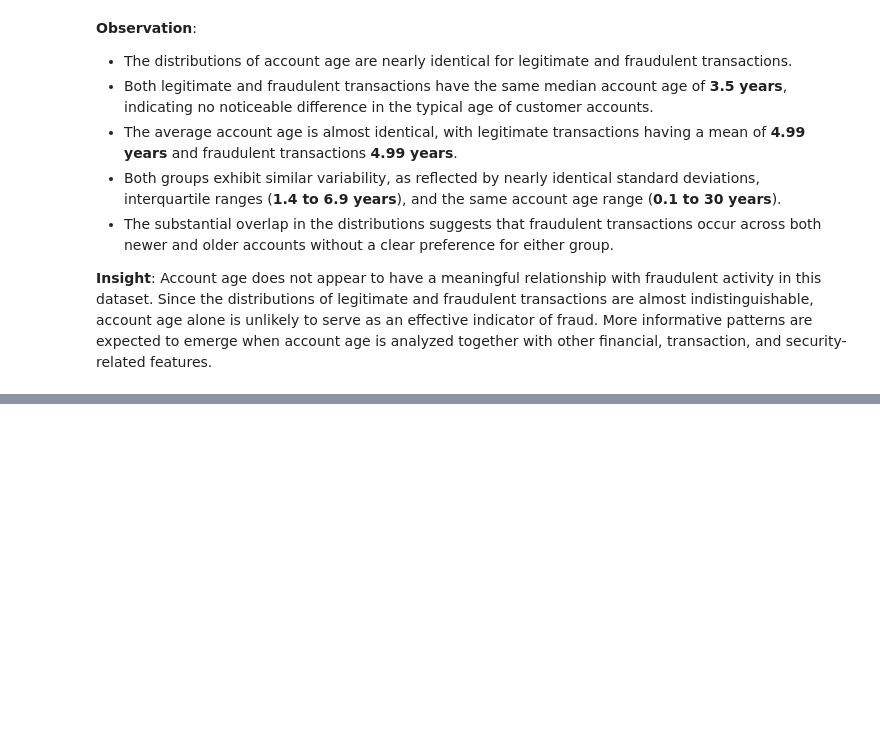
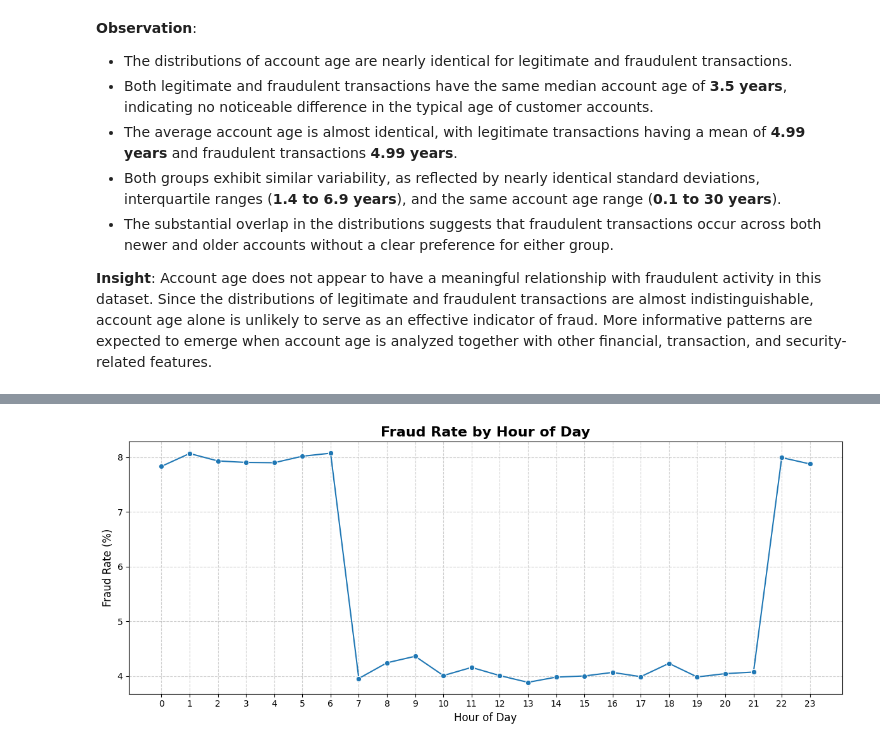
Before and after one commit to abhi-saurav-saroya/bank-fraud-eda, a Jupyter notebook: notebooks/02_exploratory_data_analysis.ipynb, the cells around one changed output, grey strips where cells are left out. Saved outputs shown, nothing was run; the diff lists cells and outputs as text; code cells hidden in the pictures; blank space fills up the shorter version.

```diff
--- a/notebooks/02_exploratory_data_analysis.ipynb
+++ b/notebooks/02_exploratory_data_analysis.ipynb
@@ -1677,0 +1707,26 @@ plt.show()
+# %%
+hourly_fraud = (
+    df.groupby("hour_of_day")["is_fraud"]
+      .mean()
+      .mul(100)
+)
+
+plt.figure(figsize=(12, 5))
+
+sns.lineplot(
+    x=hourly_fraud.index,
+    y=hourly_fraud.values,
+    marker="o"
+)
+
+plt.title("Fraud Rate by Hour of Day", fontsize=16, fontweight="bold")
+plt.xlabel("Hour of Day", fontsize=12)
+plt.ylabel("Fraud Rate (%)", fontsize=12)
+
+plt.xticks(range(24))
+plt.grid(True, linestyle="--", alpha=0.6)
+
+plt.tight_layout()
+plt.show()
+# %% [output]
+[figure, added]
```
Also changed, not shown: parts of 5 cells of this notebook.
